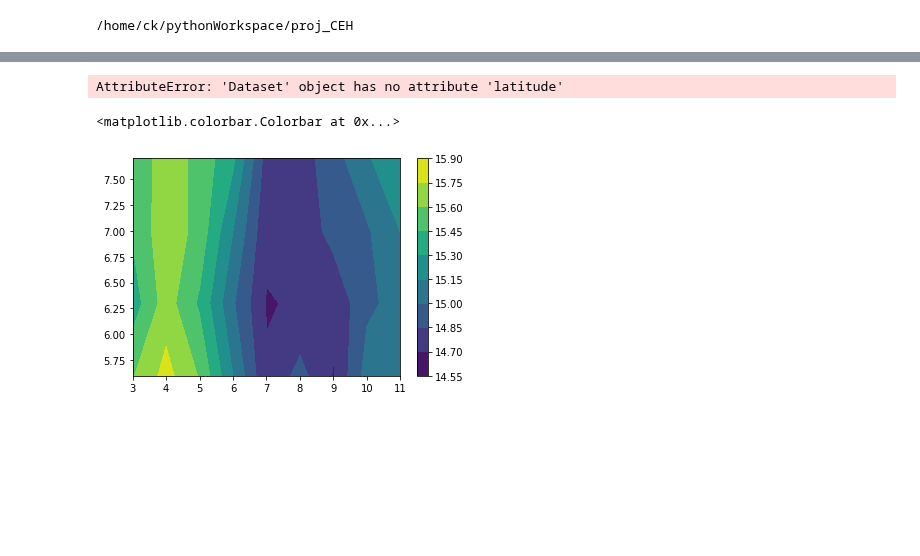
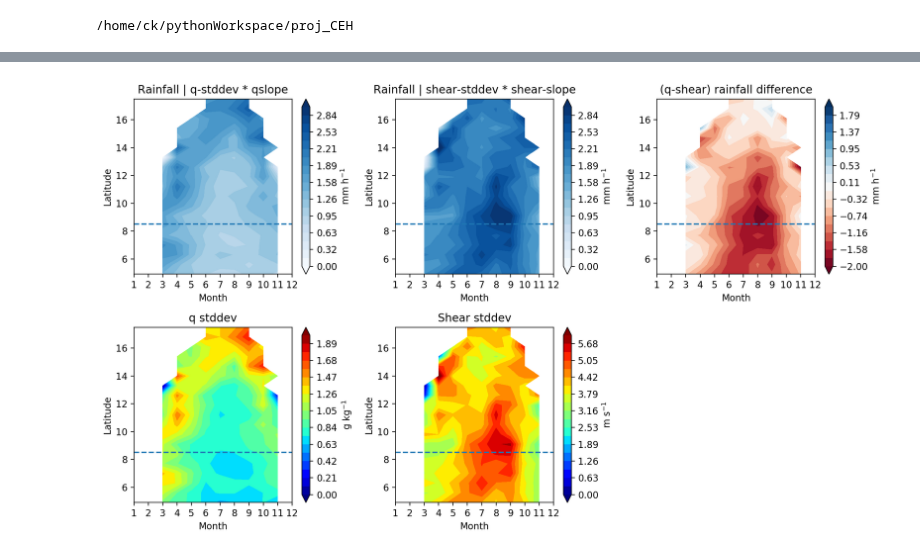
Before and after one commit to cornkle/proj_CEH, a Jupyter notebook: notebooks/CLOVER_slope_sensitivity.ipynb, the cells around one changed output, grey strips where cells are left out. Cells and saved outputs as stored; diff of their text form; code cells hidden in the pictures; blank space fills up the shorter version.

```diff
--- a/notebooks/CLOVER_slope_sensitivity.ipynb
+++ b/notebooks/CLOVER_slope_sensitivity.ipynb
@@ -233,6 +233,7 @@ da = xr.DataArray(ar, coords={'time': np.arange(2700), 'month': stormin.month.va
 ds['q'] = da.copy()
 ds['shear'] = da.copy()
 ds['valid'] = da.copy()
+ds['prcp'] = da.copy()
 # %%
 ds
 # %% [output]
@@ -352,11 +379,29 @@ plt.colorbar()
-# %%
-plt.contourf(ds.month, ds.latitude,(ds['shear']/ds['valid']).values.T)
-plt.colorbar()
-# %% [output]
-AttributeError: 'Dataset' object has no attribute 'latitude'
-# %%
-plt.contourf(ds.month, ds.latitude,(ds['q']/ds['valid']).values.T)
-plt.colorbar()
-# %% [output]
-<matplotlib.colorbar.Colorbar at 0x...>
-[figure, removed]
+# %%
+f = plt.figure(figsize=(12,7), dpi=200)
+ax = f.add_subplot(231)
+#contour2 = {'x' : tdiff.month.values, 'y': cape.latitude.values, 'data': q.T, 'levels': [10,12,14,14.5,15,15.2,15.5,15.7,16], 'color':'red'}
+draw_map(ax, test['q'].T.values*qslope, range(1,13), ds.lat.values , 0, 3, 20, cmap='Blues',  \
+         title=r"Rainfall | q-stddev * qslope", text='(e)', cbar_label='mm h$^{-1}$')
+
+
+ax = f.add_subplot(232)
+draw_map(ax,test['shear'].T.values*shear_slope, np.arange(1,13).astype(str), ds.lat.values , 0, 3,20, \
+         title=r"Rainfall | shear-stddev * shear-slope",  text='(c)',cmap='Blues', cbar_label='mm h$^{-1}$')
+
+ax = f.add_subplot(233)
+draw_map(ax,(test['q'].T.values*qslope)-(test['shear'].T.values*shear_slope), np.arange(1,13).astype(int), ds.lat.values , -2, 2,20, \
+         title=r"(q-shear) rainfall difference",  text='(c)',cmap='RdBu', cbar_label='mm h$^{-1}$')
+
+ax = f.add_subplot(234)
+draw_map(ax,test['q'].T.values, np.arange(1,13).astype(int), ds.lat.values , 0, 2,20, \
+         title=r"q stddev",  text='(c)',cmap='jet', cbar_label='g kg$^{-1}$')
+
+ax = f.add_subplot(235)
+draw_map(ax,test['shear'].T.values, np.arange(1,13).astype(int), ds.lat.values , 0, 6,20, \
+         title=r"Shear stddev",  text='(c)',cmap='jet', cbar_label='m s$^{-1}$')
+
+
+plt.tight_layout()
+plt.savefig('/home/ck/DIR/cornkle/figs/CLOVER/stddev_stormTime.jpg')
+# %% [output]
+[figure, added]
```
Also changed, not shown: parts of 47 cells of this notebook, 28 other files.
